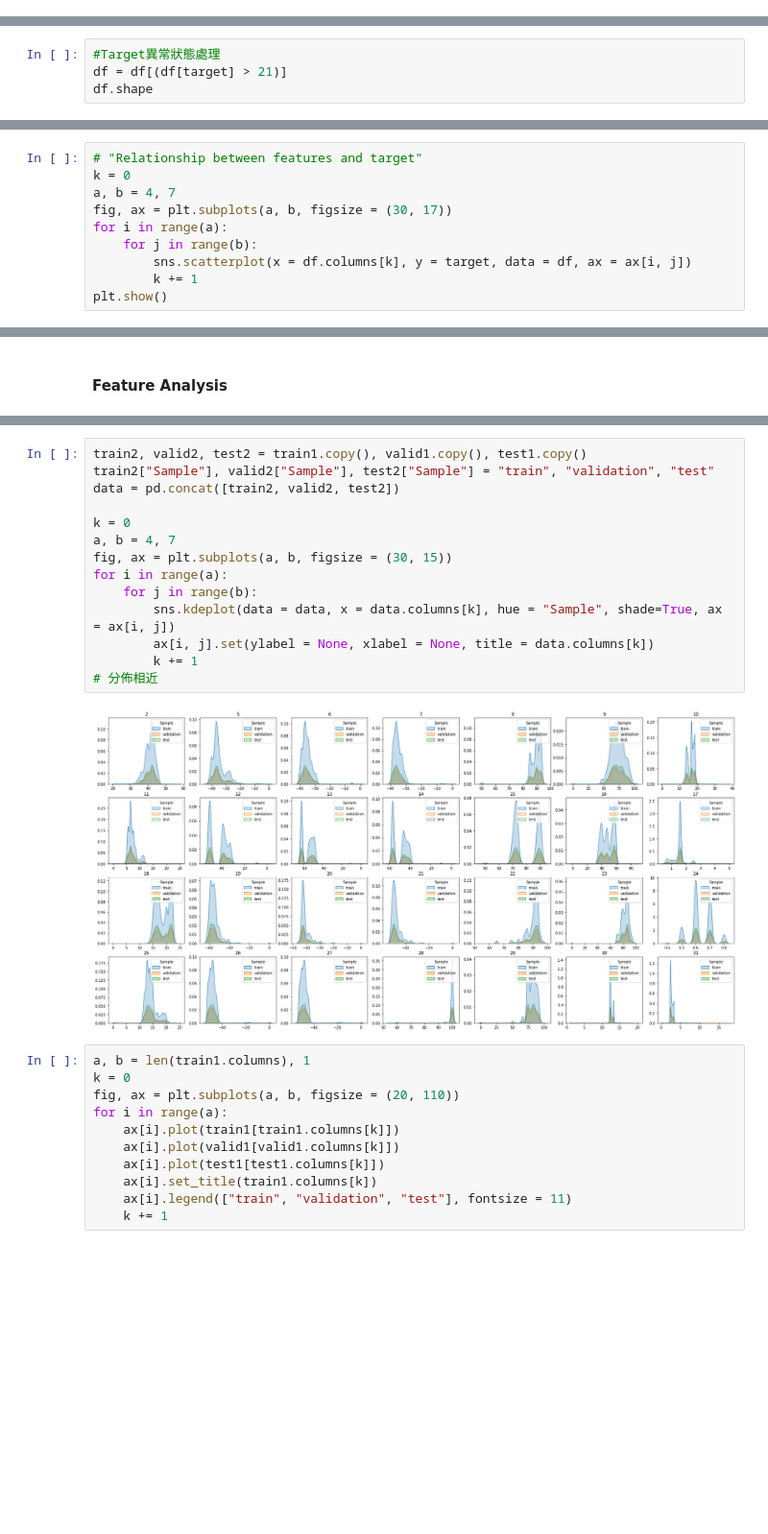
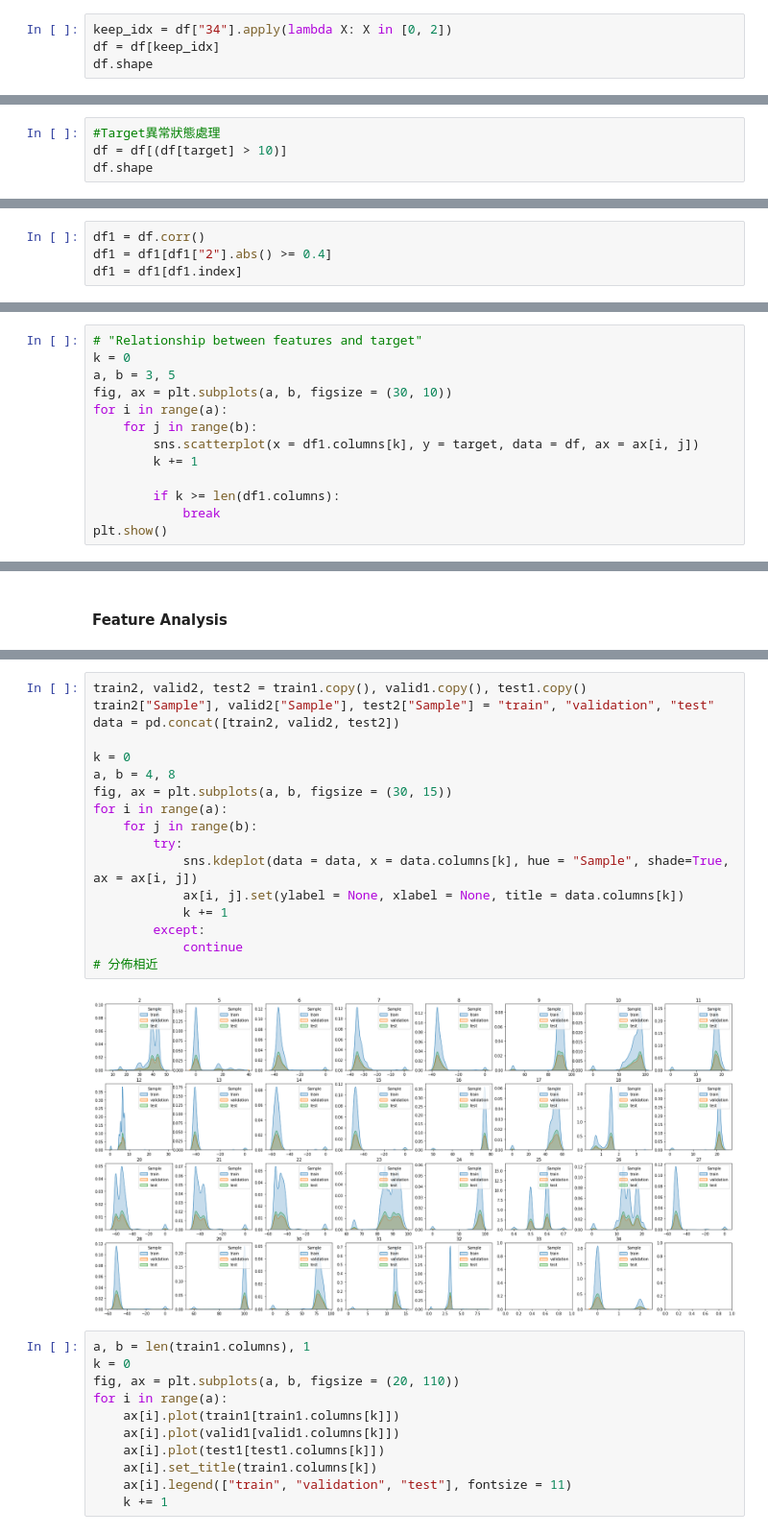
Before and after one commit to JulieKuo/machine_parameter_optimization, a Jupyter notebook: pred_public.ipynb, the cells around one changed output, grey strips where cells are left out. Shown at 96% size. Cells and saved outputs as stored; diff of their text form; blank space fills up the shorter version.

```diff
--- a/pred_public.ipynb
+++ b/pred_public.ipynb
@@ -160,0 +134,4 @@ df.shape
+# %%
+keep_idx = df["34"].apply(lambda X: X in [0, 2])
+df = df[keep_idx]
+df.shape
@@ -223,5 +205,5 @@ plt.show()
 # %%
 #Target異常狀態處理
-df = df[(df[target] > 21)]
+df = df[(df[target] > 10)]
 df.shape
 # %% [output]
@@ -237,3 +219,7 @@ plt.show()
 # %% [markdown]
 #### Correlation
+# %%
+df1 = df.corr()
+df1 = df1[df1["2"].abs() >= 0.4]
+df1 = df1[df1.index]
 # %%
@@ -245,11 +231,14 @@ plt.show()
 # %%
 # "Relationship between features and target"
 k = 0
-a, b = 4, 7
-fig, ax = plt.subplots(a, b, figsize = (30, 17))
+a, b = 3, 5
+fig, ax = plt.subplots(a, b, figsize = (30, 10))
 for i in range(a):
     for j in range(b):
-        sns.scatterplot(x = df.columns[k], y = target, data = df, ax = ax[i, j])
+        sns.scatterplot(x = df1.columns[k], y = target, data = df, ax = ax[i, j])
         k += 1
+
+        if k >= len(df1.columns):
+            break
 plt.show()
 # %% [output]
@@ -274,19 +263,22 @@ print(train1.shape, valid1.shape, test1.shape)
 # %%
 train2, valid2, test2 = train1.copy(), valid1.copy(), test1.copy()
 train2["Sample"], valid2["Sample"], test2["Sample"] = "train", "validation", "test"
 data = pd.concat([train2, valid2, test2])
 
 k = 0
-a, b = 4, 7
+a, b = 4, 8
 fig, ax = plt.subplots(a, b, figsize = (30, 15))
 for i in range(a):
     for j in range(b):
-        sns.kdeplot(data = data, x = data.columns[k], hue = "Sample", shade=True, ax = ax[i, j])
-        ax[i, j].set(ylabel = None, xlabel = None, title = data.columns[k])
-        k += 1
+        try:
+            sns.kdeplot(data = data, x = data.columns[k], hue = "Sample", shade=True, ax = ax[i, j])
+            ax[i, j].set(ylabel = None, xlabel = None, title = data.columns[k])
+            k += 1
+        except:
+            continue
 # 分佈相近
 # %% [output]
-[figure, old version]
+[figure, new version]
 # %%
 a, b = len(train1.columns), 1
 k = 0
```
Also changed, not shown: parts of 51 cells of this notebook, 11 other files.
